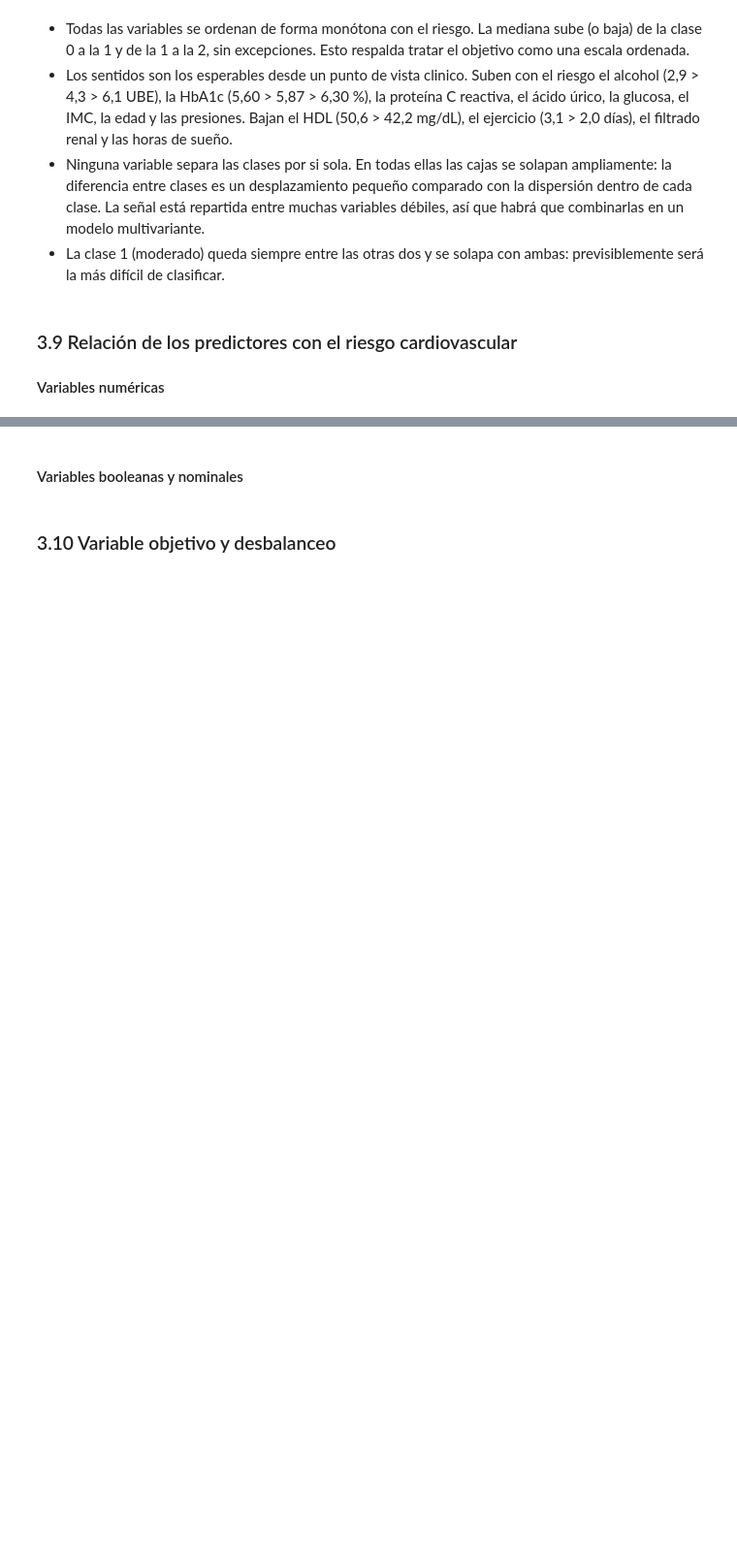
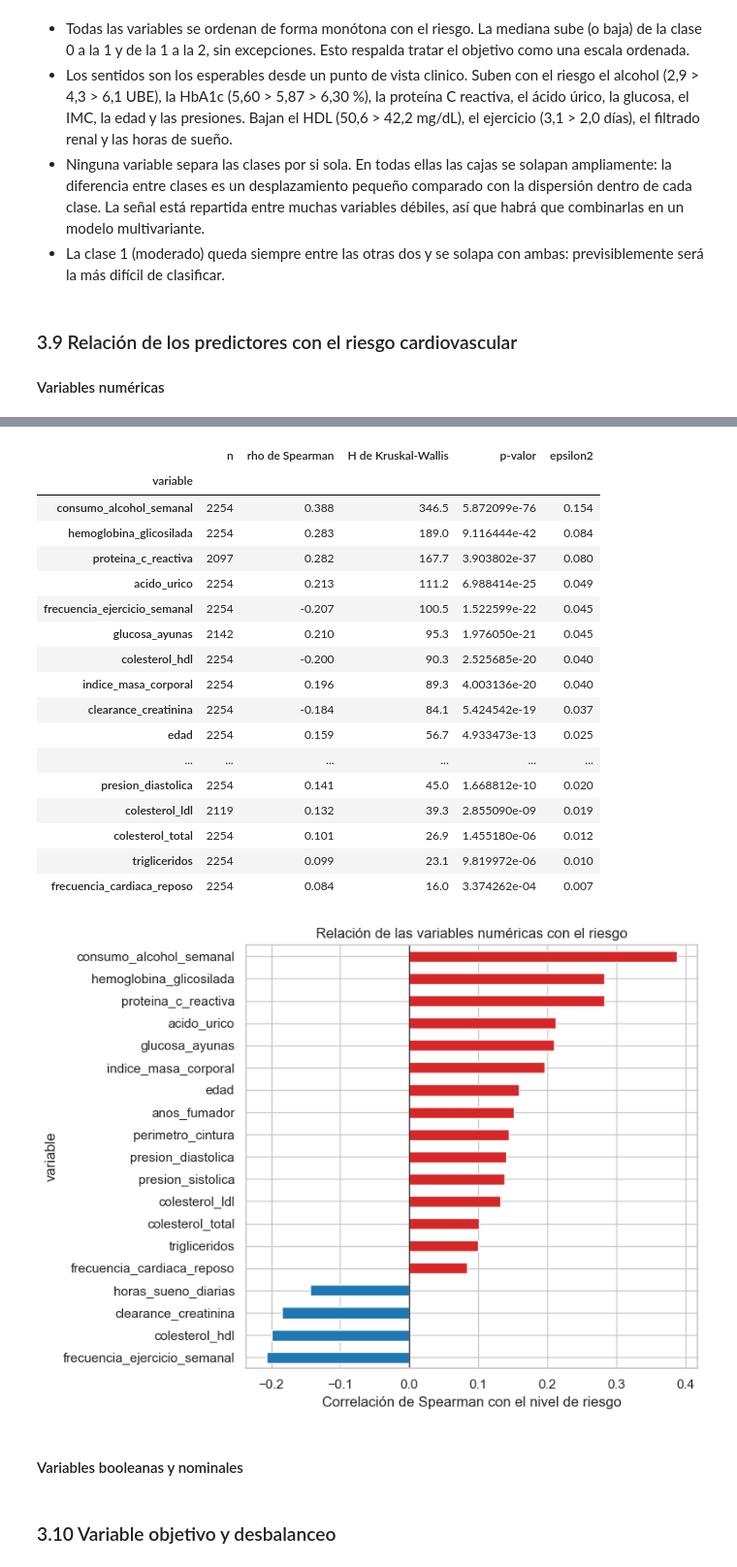
Before and after one commit to csm8-um/MasterIA-ML01, a Jupyter notebook: notebooks/Tarea1_ML.ipynb, the cells around one changed output, grey strips where cells are left out. Shown at 97% size. Cells and saved outputs as stored; diff of their text form; code cells hidden in the pictures; blank space fills up the shorter version.

Commit message:
Actualizacion v5 del Análisis exploratorio de datos: Relacion de predictores

```diff
--- a/notebooks/Tarea1_ML.ipynb
+++ b/notebooks/Tarea1_ML.ipynb
@@ -1136,3 +1142,52 @@ medianas.round(2)
+# %%
+filas = []
+for col in COLS_NUMERICAS:
+    grupos = [df.loc[df[TARGET] == clase, col].dropna() for clase in (0, 1, 2)]
+    h, p_valor = stats.kruskal(*grupos)
+    n = sum(len(g) for g in grupos)
+    rho = df[col].corr(df[TARGET], method='spearman')
+    filas.append({
+        'variable': col,
+        'n': n,
+        'rho de Spearman': rho,
+        'H de Kruskal-Wallis': h,
+        'p-valor': p_valor,
+        'epsilon2': h / (n - 1)
+    })
+
+relacion_numericas = (pd.DataFrame(filas).set_index('variable')
+                      .sort_values('epsilon2', ascending=False))
+display(relacion_numericas.round({'rho de Spearman': 3, 'H de Kruskal-Wallis': 1, 'epsilon2': 3}))
+
+fig, ax = plt.subplots(figsize=(8, 6))
+orden = relacion_numericas['rho de Spearman'].sort_values()
+colores = ['tab:blue' if v < 0 else 'tab:red' for v in orden]
+orden.plot.barh(ax=ax, color=colores)
+ax.axvline(0, color='black', linewidth=0.8)
+ax.set_xlabel('Correlación de Spearman con el nivel de riesgo')
+ax.set_title('Relación de las variables numéricas con el riesgo')
+plt.tight_layout()
+plt.show()
+# %% [output]
+|  | n | rho de Spearman | H de Kruskal-Wallis | p-valor | epsilon2 |
+| variable |  |  |  |  |  |
+| consumo_alcohol_semanal | 2254 | 0.388 | 346.5 | 5.872099e-76 | 0.154 |
+| hemoglobina_glicosilada | 2254 | 0.283 | 189.0 | 9.116444e-42 | 0.084 |
+| proteina_c_reactiva | 2097 | 0.282 | 167.7 | 3.903802e-37 | 0.080 |
+| acido_urico | 2254 | 0.213 | 111.2 | 6.988414e-25 | 0.049 |
+| frecuencia_ejercicio_semanal | 2254 | -0.207 | 100.5 | 1.522599e-22 | 0.045 |
+| glucosa_ayunas | 2142 | 0.210 | 95.3 | 1.976050e-21 | 0.045 |
+| colesterol_hdl | 2254 | -0.200 | 90.3 | 2.525685e-20 | 0.040 |
+| indice_masa_corporal | 2254 | 0.196 | 89.3 | 4.003136e-20 | 0.040 |
+| clearance_creatinina | 2254 | -0.184 | 84.1 | 5.424542e-19 | 0.037 |
+| edad | 2254 | 0.159 | 56.7 | 4.933473e-13 | 0.025 |
+| ... | ... | ... | ... | ... | ... |
+| presion_diastolica | 2254 | 0.141 | 45.0 | 1.668812e-10 | 0.020 |
+| colesterol_ldl | 2119 | 0.132 | 39.3 | 2.855090e-09 | 0.019 |
+| colesterol_total | 2254 | 0.101 | 26.9 | 1.455180e-06 | 0.012 |
+| trigliceridos | 2254 | 0.099 | 23.1 | 9.819972e-06 | 0.010 |
+| frecuencia_cardiaca_reposo | 2254 | 0.084 | 16.0 | 3.374262e-04 | 0.007 |
+[figure, added]
 # %% [markdown]
 #### Variables booleanas y nominales
 # %% [markdown]
```
Also changed, not shown: parts of 1 cell of this notebook.
